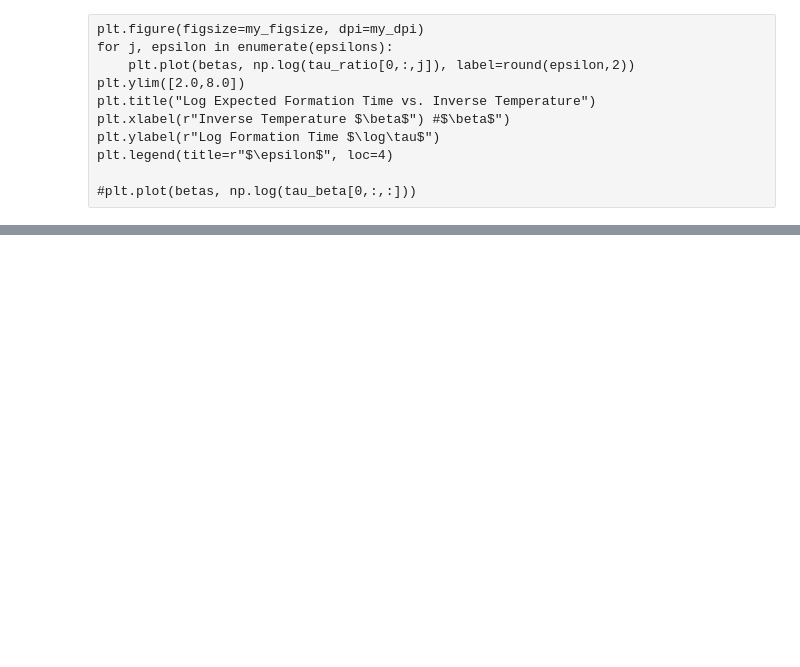
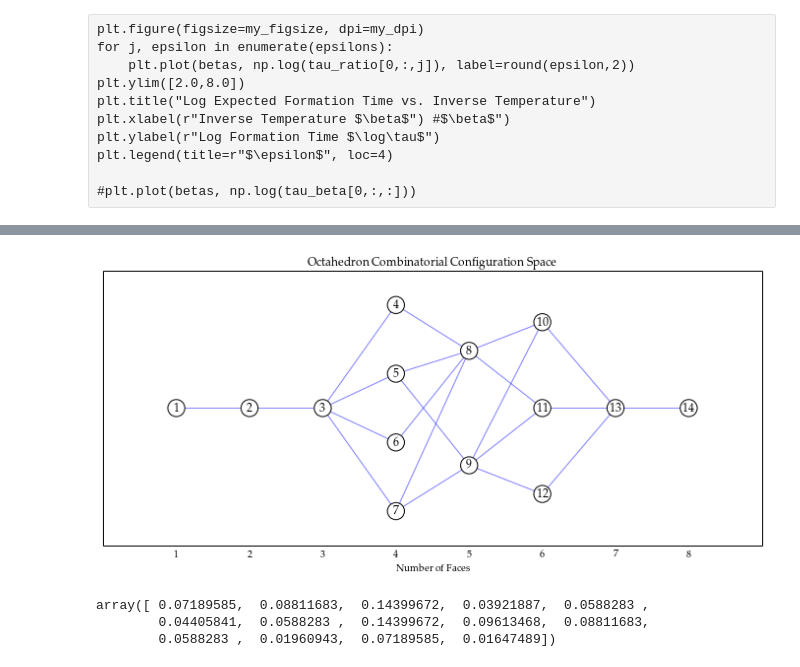
Before and after one commit to Danie1Johnson/research, a Jupyter notebook: markov_plots.ipynb, the cells around one changed output, grey strips where cells are left out. Cells and saved outputs as stored; diff of their text form; code cells hidden in the pictures; blank space fills up the shorter version.

```diff
--- a/markov_plots.ipynb
+++ b/markov_plots.ipynb
@@ -171,0 +234,3 @@ print taus
+# %%
+nx_figsize = (12,5)
+nx_dpi = 200
@@ -171,0 +256,44 @@ print taus
+# %%
+node_size_scale = 10000.0
+edge_thickness_scale = 100.0
+
+node_color = 'w'
+#node_size = node_size_scale*pi[1:,10]
+#edge_thickness = 1.0
+#edge_thickness = edge_thickness_scale*bi_rates[1:]
+edge_alpha = 0.5
+edge_color = 'blue'
+node_text_size = 12
+# %%
+fig = plt.figure(figsize=nx_figsize, dpi=nx_dpi)
+a = nx.draw_networkx_nodes(G,
+                       pos,
+                       node_color=node_color)
+b = nx.draw_networkx_edges(G,
+                       pos,
+                       alpha=edge_alpha,
+                       edge_color=edge_color)
+c = nx.draw_networkx_labels(G,
+                        pos,
+                        font_size=node_text_size)
+
+plt.xticks(range(1,len(ints[0])+1), range(1,len(ints[0])+1))
+plt.yticks([],[])
+plt.tick_params(
+    axis='x',
+    which='both',
+    bottom='off',
+    top='off',
+    labelbottom='on')
+
+plt.xlabel("Number of Faces")
+plt.title("Octahedron Combinatorial Configuration Space")
+plt.savefig("octahedron_ccs.eps", figsize=my_figsize, dpi=my_dpi)
+# %% [output]
+[figure, added]
+# %%
+pi[1:,10]
+# %% [output]
+array([ 0.07189585,  0.08811683,  0.14399672,  0.03921887,  0.0588283 ,
+        0.04405841,  0.0588283 ,  0.14399672,  0.09613468,  0.08811683,
+        0.0588283 ,  0.01960943,  0.07189585,  0.01647489])
```
Also changed, not shown: parts of 17 cells of this notebook, 2 other files.
